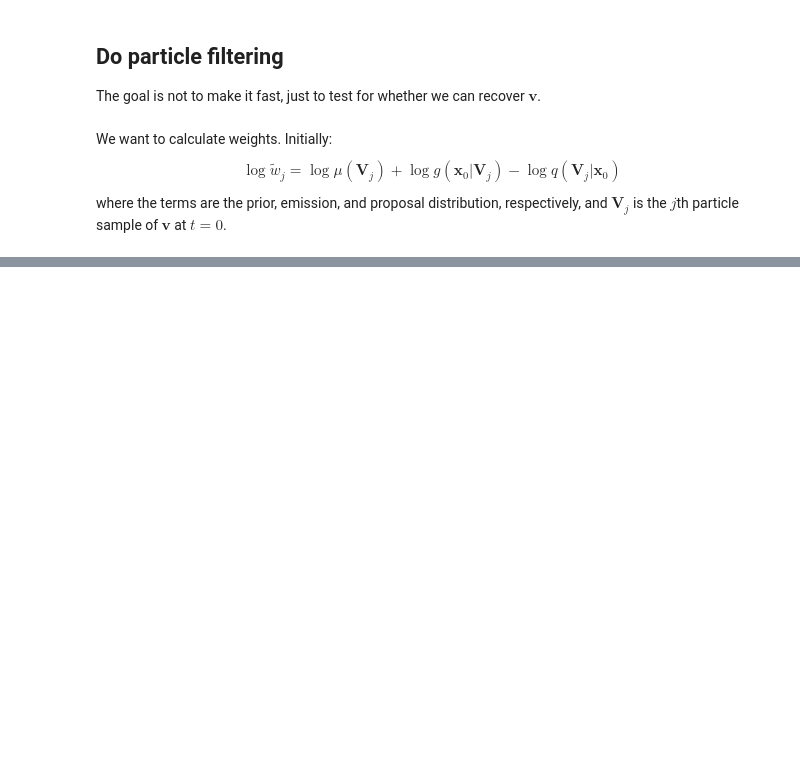
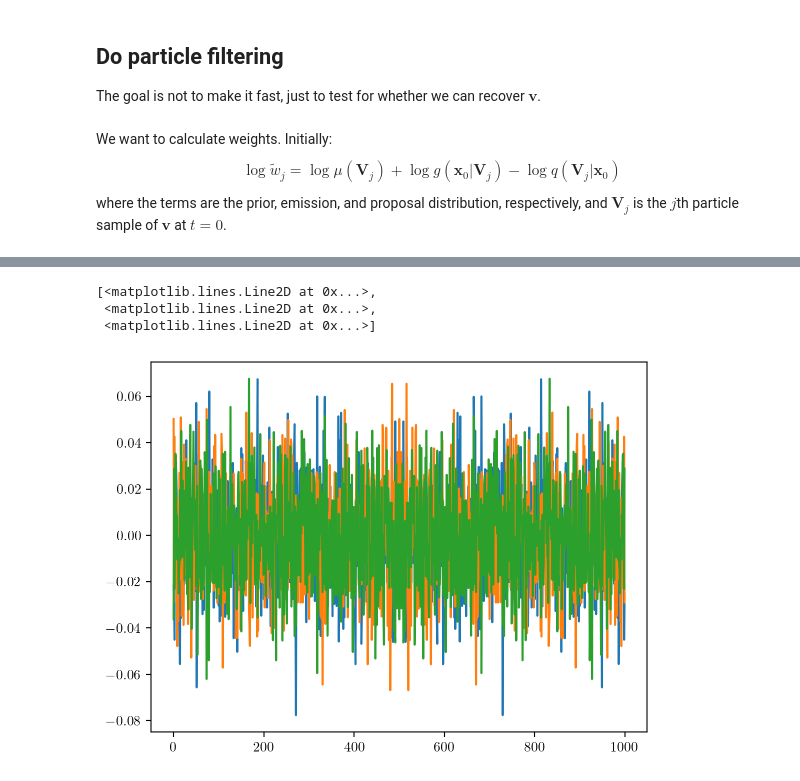
Before and after one commit to jmxpearson/vmftests, a Jupyter notebook: vMF_inference.ipynb, the cells around one changed output, grey strips where cells are left out. Drawn from its saved outputs; the diff is of its cells as text; code cells hidden in the pictures; blank space fills up the shorter version.

```diff
--- a/vMF_inference.ipynb
+++ b/vMF_inference.ipynb
@@ -321,0 +332,7 @@ logw.shape, v_s.shape
+# %%
+plt.plot(vprev[0].T)
+# %% [output]
+[<matplotlib.lines.Line2D at 0x...>,
+ <matplotlib.lines.Line2D at 0x...>,
+ <matplotlib.lines.Line2D at 0x...>]
+[figure, added]
```
Also changed, not shown: parts of 14 cells of this notebook.
